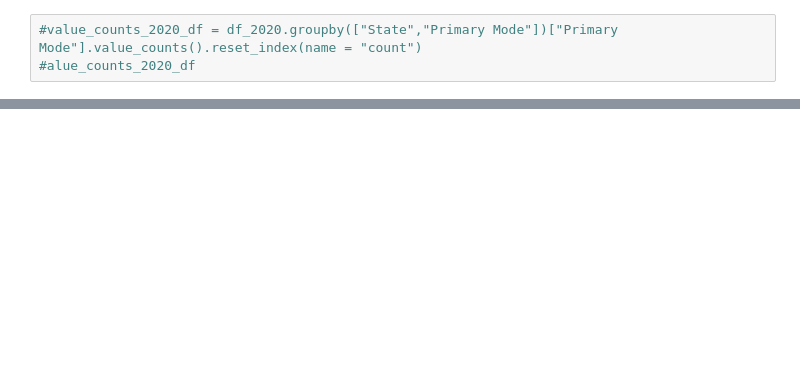
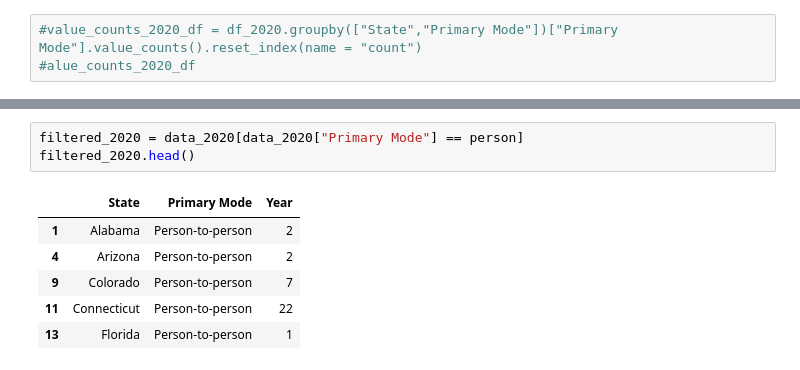
Before and after one commit to InsomniYak28/group_project_1, a Jupyter notebook: Mode by State .ipynb, the cells around one changed output, grey strips where cells are left out. Drawn from its saved outputs; the diff is of its cells as text; blank space fills up the shorter version.

```diff
--- a/Mode by State .ipynb
+++ b/Mode by State .ipynb
@@ -299,0 +314,10 @@ stats.ttest_ind(df_2020, df_2021, equal_var=False)
+# %%
+filtered_2020 = data_2020[data_2020["Primary Mode"] == person]
+filtered_2020.head()
+# %% [output]
+|  | State | Primary Mode | Year |
+| 1 | Alabama | Person-to-person | 2 |
+| 4 | Arizona | Person-to-person | 2 |
+| 9 | Colorado | Person-to-person | 7 |
+| 11 | Connecticut | Person-to-person | 22 |
+| 13 | Florida | Person-to-person | 1 |
```
Also changed, not shown: parts of 32 cells of this notebook.
